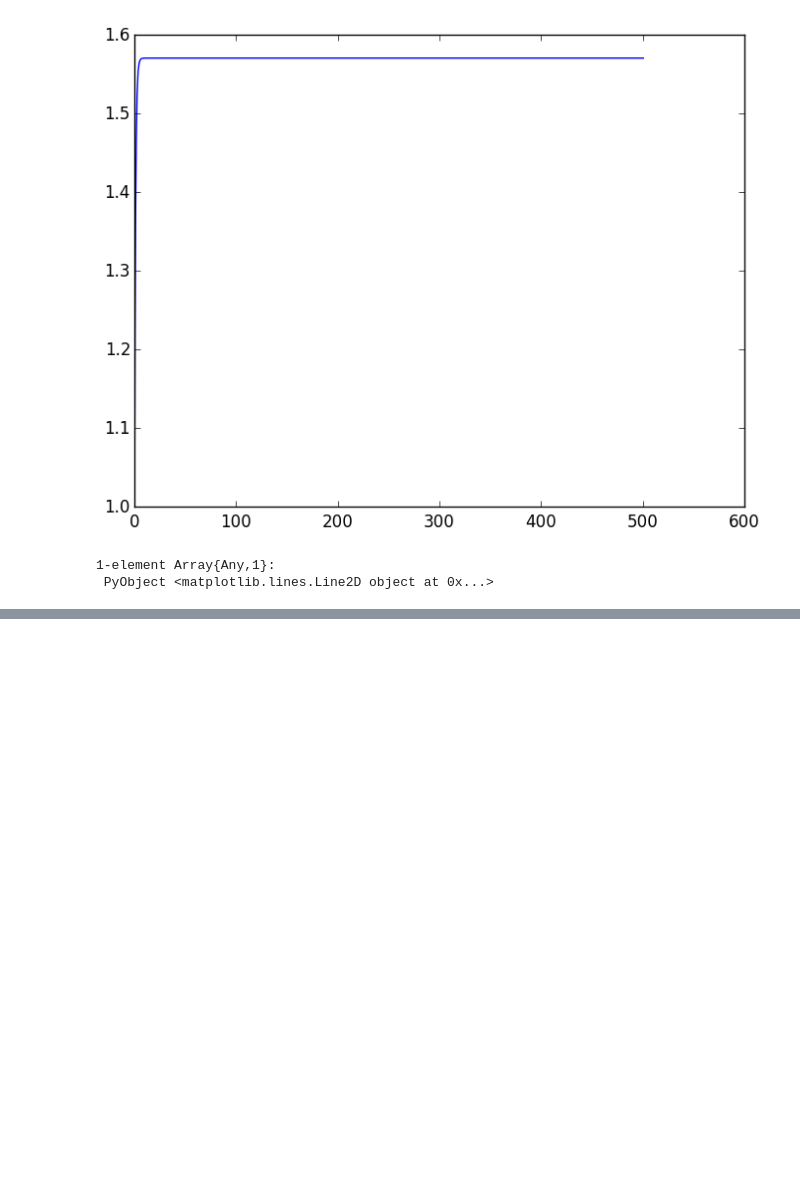
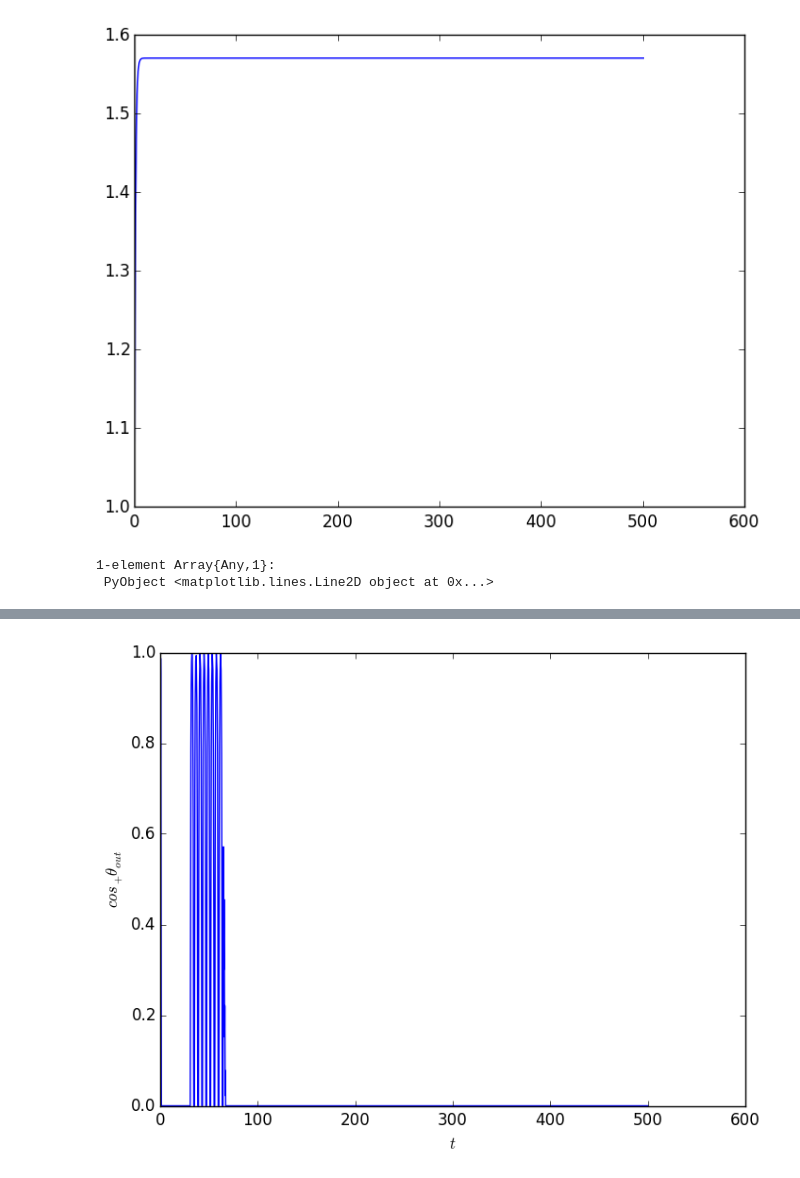
Before and after one commit to Oscarhg42/Neural-Systems, a Jupyter notebook: prueba.ipynb, the cells around one changed output, grey strips where cells are left out. Cells and saved outputs as stored; diff of their text form; code cells hidden in the pictures; blank space fills up the shorter version.

```diff
--- a/prueba.ipynb
+++ b/prueba.ipynb
@@ -148,0 +241,7 @@ plot(rest,resxin)
+# %%
+plot(rest1,p_f(cos(resxex1)))
+xlabel(L"t")
+ylabel(L"cos_+ \theta_{out}")
+legend();
+# %% [output]
+[figure, added]
```
Also changed, not shown: parts of 15 cells of this notebook.
